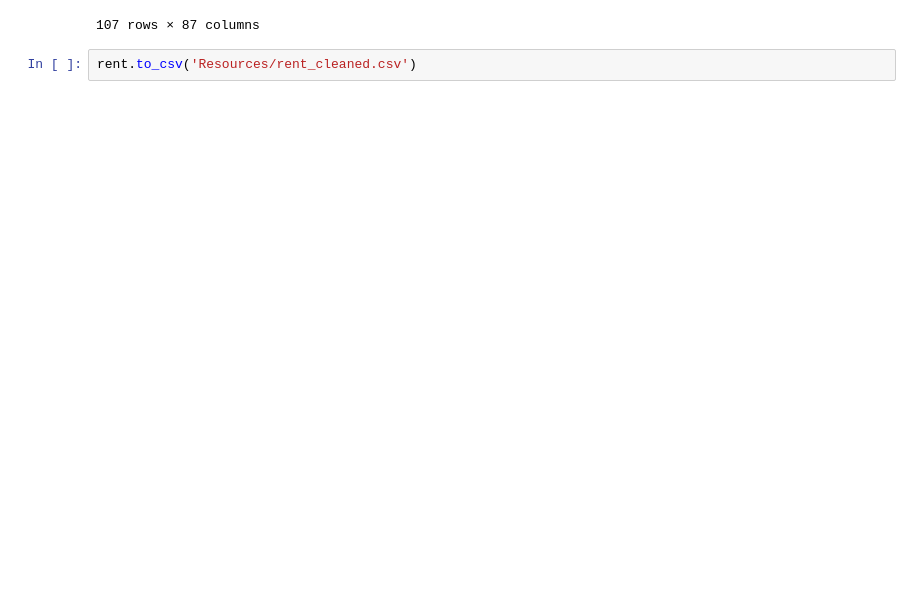
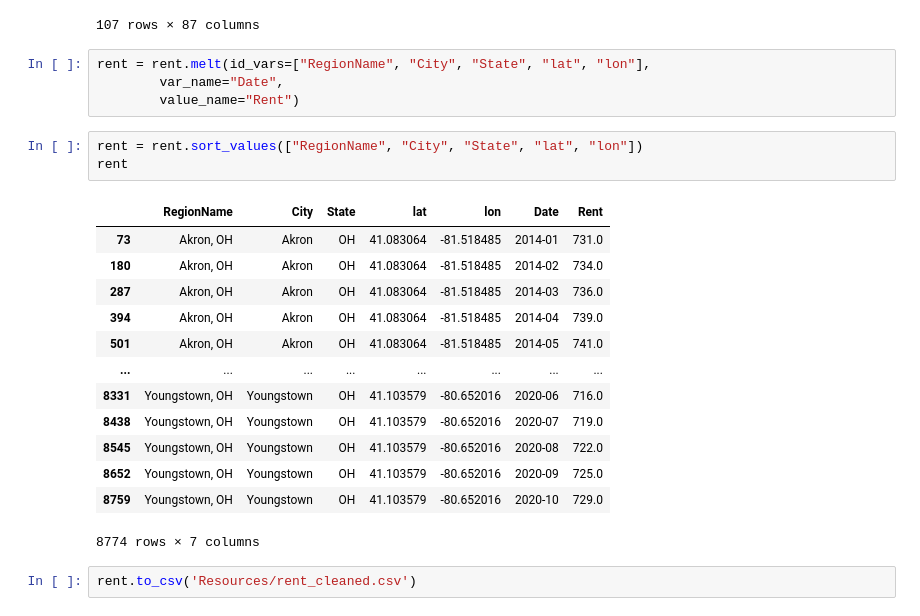
Before and after one commit to erinmlee97/Rent, a Jupyter notebook: Rent.ipynb, the cells around one changed output. Saved outputs shown, nothing was run; the diff lists cells and outputs as text; blank space fills up the shorter version.

Commit message:
swapped columns to rows

```diff
--- a/Rent.ipynb
+++ b/Rent.ipynb
@@ -124,5 +124,26 @@ rent
 | 105 | Gainesville, GA | Gainesville | GA | 34.297879 | -83.824066 | 979.0 | 983 | 986 | 989 | 993 | ... | ... |
 | 106 | Sierra Vista, AZ | Sierra Vista | AZ | 31.545571 | -110.277225 | 972.0 | 971 | 971 | 970 | 970 | ... | ... |
 107 rows × 87 columns
+# %%
+rent = rent.melt(id_vars=["RegionName", "City", "State", "lat", "lon"],
+        var_name="Date",
+        value_name="Rent")
+# %%
+rent = rent.sort_values(["RegionName", "City", "State", "lat", "lon"])
+rent
+# %% [output]
+|  | RegionName | City | State | lat | lon | Date | Rent |
+| 73 | Akron, OH | Akron | OH | 41.083064 | -81.518485 | 2014-01 | 731.0 |
+| 180 | Akron, OH | Akron | OH | 41.083064 | -81.518485 | 2014-02 | 734.0 |
+| 287 | Akron, OH | Akron | OH | 41.083064 | -81.518485 | 2014-03 | 736.0 |
+| 394 | Akron, OH | Akron | OH | 41.083064 | -81.518485 | 2014-04 | 739.0 |
+| 501 | Akron, OH | Akron | OH | 41.083064 | -81.518485 | 2014-05 | 741.0 |
+| ... | ... | ... | ... | ... | ... | ... | ... |
+| 8331 | Youngstown, OH | Youngstown | OH | 41.103579 | -80.652016 | 2020-06 | 716.0 |
+| 8438 | Youngstown, OH | Youngstown | OH | 41.103579 | -80.652016 | 2020-07 | 719.0 |
+| 8545 | Youngstown, OH | Youngstown | OH | 41.103579 | -80.652016 | 2020-08 | 722.0 |
+| 8652 | Youngstown, OH | Youngstown | OH | 41.103579 | -80.652016 | 2020-09 | 725.0 |
+| 8759 | Youngstown, OH | Youngstown | OH | 41.103579 | -80.652016 | 2020-10 | 729.0 |
+8774 rows × 7 columns
 # %%
 rent.to_csv('Resources/rent_cleaned.csv')
```
Also changed, not shown: 1 other file.
